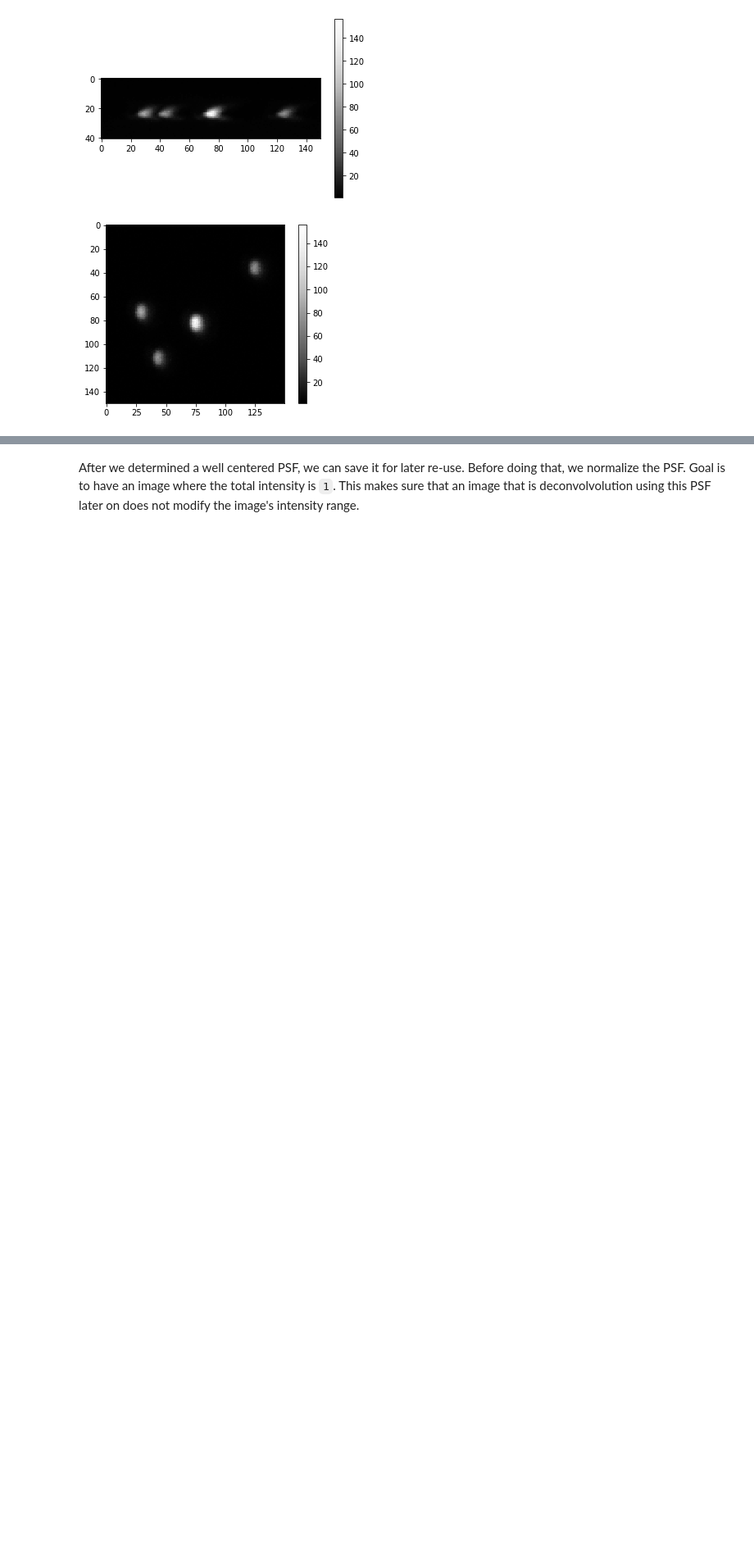
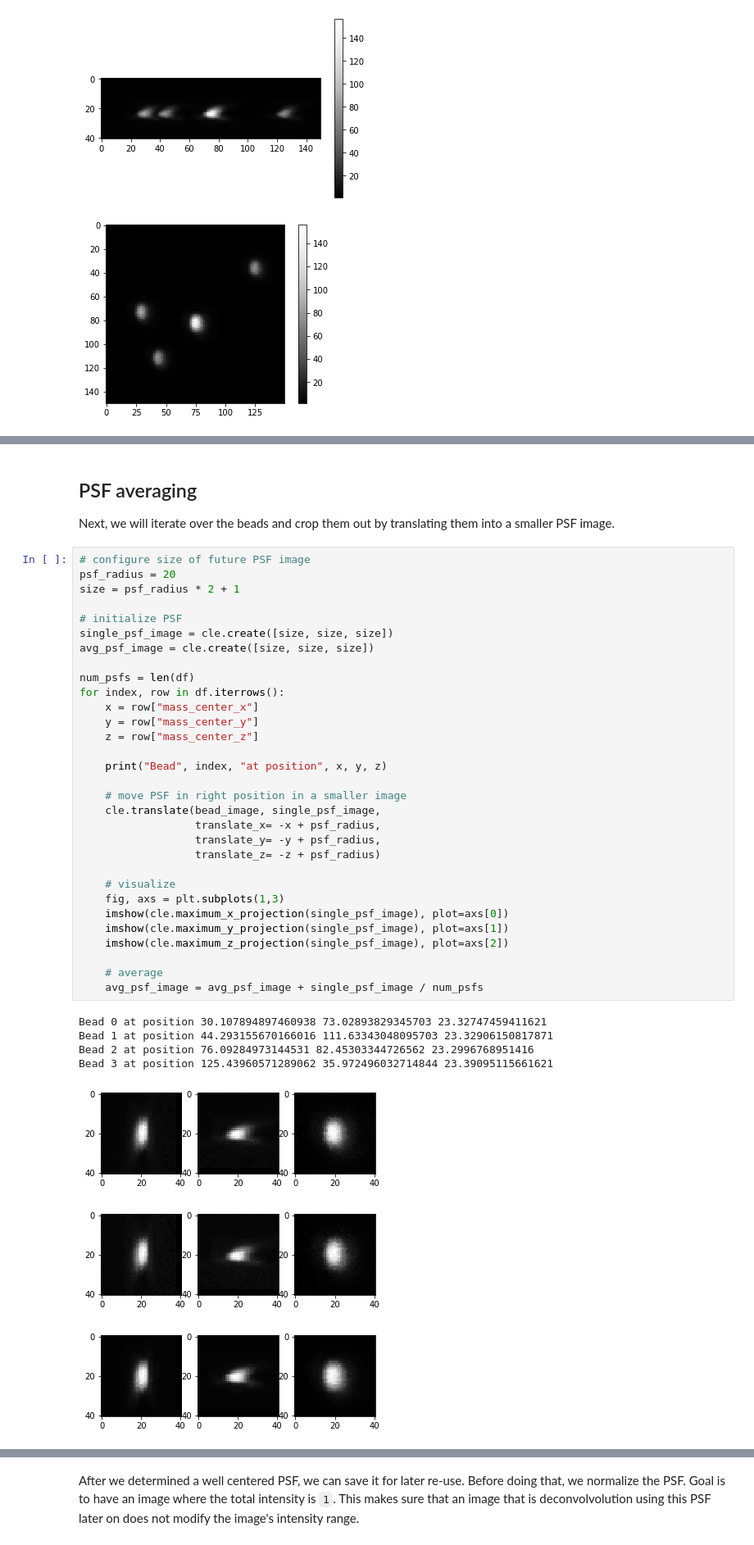
Before and after one commit to haesleinhuepf/BioImageAnalysisNotebooks, a Jupyter notebook: docs/18a_deconvolution/extract_psf.ipynb, the cells around one changed output, grey strips where cells are left out. Shown at 82% size. Cells and saved outputs as stored; diff of their text form; blank space fills up the shorter version.

```diff
--- a/docs/18a_deconvolution/extract_psf.ipynb
+++ b/docs/18a_deconvolution/extract_psf.ipynb
@@ -68,0 +52,42 @@ imshow(cle.maximum_z_projection(psf), colorbar=True)
+# %% [markdown]
+## PSF averaging
+Next, we will iterate over the beads and crop them out by translating them into a smaller PSF image.
+# %%
+# configure size of future PSF image
+psf_radius = 20
+size = psf_radius * 2 + 1
+
+# initialize PSF
+single_psf_image = cle.create([size, size, size])
+avg_psf_image = cle.create([size, size, size])
+
+num_psfs = len(df)
+for index, row in df.iterrows():
+    x = row["mass_center_x"]
+    y = row["mass_center_y"]
+    z = row["mass_center_z"]
+
+    print("Bead", index, "at position", x, y, z)
+
+    # move PSF in right position in a smaller image
+    cle.translate(bead_image, single_psf_image,
+                  translate_x= -x + psf_radius,
+                  translate_y= -y + psf_radius,
+                  translate_z= -z + psf_radius)
+
+    # visualize
+    fig, axs = plt.subplots(1,3)
+    imshow(cle.maximum_x_projection(single_psf_image), plot=axs[0])
+    imshow(cle.maximum_y_projection(single_psf_image), plot=axs[1])
+    imshow(cle.maximum_z_projection(single_psf_image), plot=axs[2])
+
+    # average
+    avg_psf_image = avg_psf_image + single_psf_image / num_psfs
+# %% [output]
+Bead 0 at position 30.107894897460938 73.02893829345703 23.32747459411621
+Bead 1 at position 44.293155670166016 111.63343048095703 23.32906150817871
+Bead 2 at position 76.09284973144531 82.45303344726562 23.2996768951416
+Bead 3 at position 125.43960571289062 35.972496032714844 23.39095115661621
+[figure, added]
+[figure, added]
+[figure, added]
```
Also changed, not shown: parts of 17 cells of this notebook, 2 other files.
